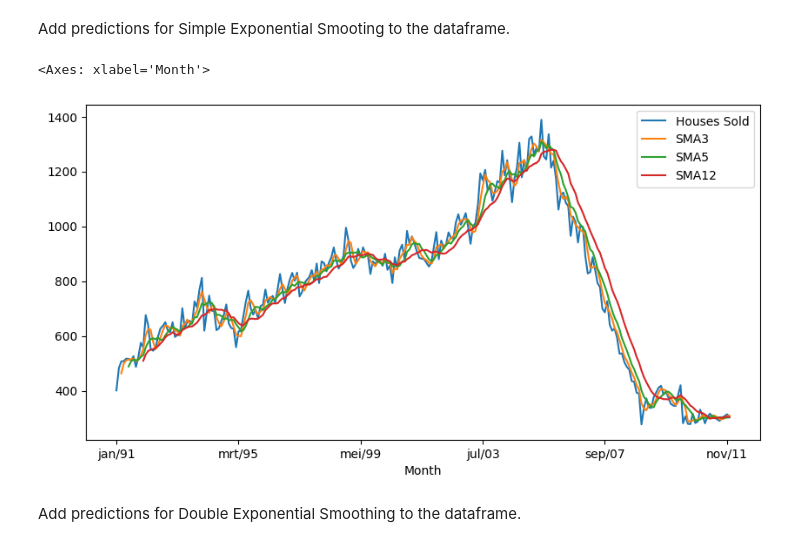
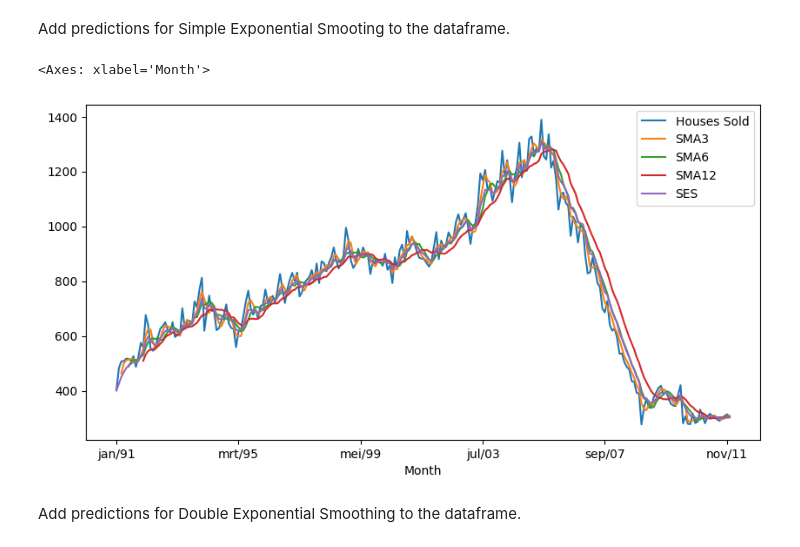
Before and after one commit to nealjoos/dsai-labs, a Jupyter notebook: 7-time-series/lab-7.01-house-sales.ipynb, the cells around one changed output. Drawn from its saved outputs; the diff is of its cells as text; code cells hidden in the pictures.

```diff
--- a/7-time-series/lab-7.01-house-sales.ipynb
+++ b/7-time-series/lab-7.01-house-sales.ipynb
@@ -86,11 +78,17 @@ data
 252 rows × 4 columns
 # %% [markdown]
 Add predictions for Simple Exponential Smooting to the dataframe.
-# %%
-data.plot(y=["Houses Sold", "SMA3", "SMA5", "SMA12"], figsize=[10, 5])
-# %% [output]
-<Axes: xlabel='Month'>
-[figure, removed]
+# %%
+from statsmodels.tsa.holtwinters import SimpleExpSmoothing
+
+# Train the model
+data_ses = SimpleExpSmoothing(data["Houses Sold"]).fit(smoothing_level=0.3)
+data["SES"] = data_ses.level
+
+data.plot(y=["Houses Sold", "SMA3", "SMA6", "SMA12", "SES"], figsize=[10, 5])
+# %% [output]
+<Axes: xlabel='Month'>
+[figure, added]
 # %% [markdown]
 Add predictions for Double Exponential Smoothing to the dataframe.
 # %%
```
Also changed, not shown: parts of 7 cells of this notebook, 13 other files.
